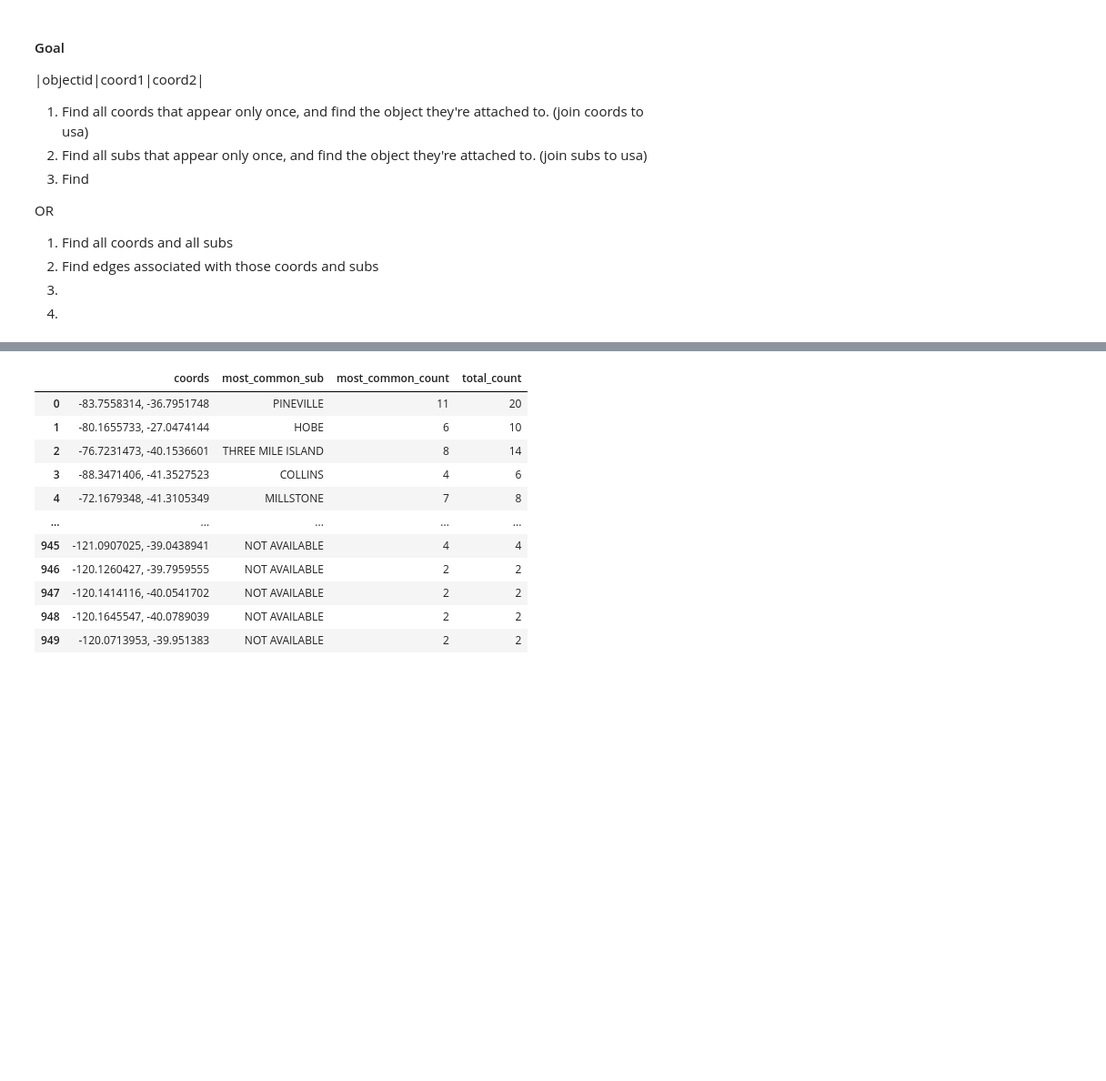
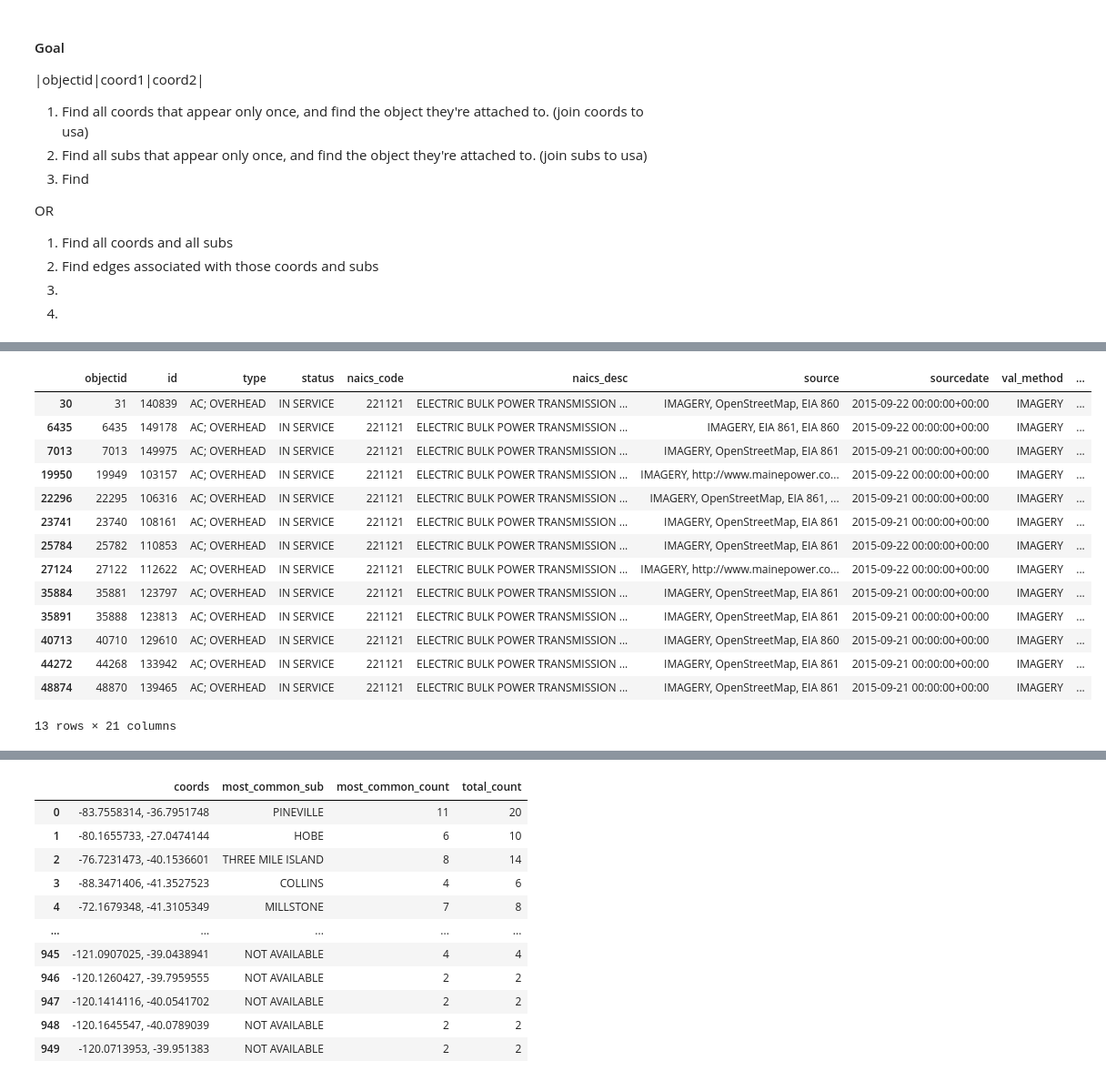
Before and after one commit to Ker-ple/electric_grid, a Jupyter notebook: EDA/grids.ipynb, the cells around one changed output, grey strips where cells are left out. Shown at 91% size. Cells and saved outputs as stored; diff of their text form; code cells hidden in the pictures; blank space fills up the shorter version.

```diff
--- a/EDA/grids.ipynb
+++ b/EDA/grids.ipynb
@@ -386,0 +812,18 @@ with duckdb.connect('transmission.db') as con:
+# %%
+filter_coords(usa, '-70.2036873, -43.9316499')
+# %% [output]
+|  | objectid | id | type | status | naics_code | naics_desc | source | sourcedate | val_method | ... |
+| 30 | 31 | 140839 | AC; OVERHEAD | IN SERVICE | 221121 | ELECTRIC BULK POWER TRANSMISSION ... | IMAGERY, OpenStreetMap, EIA 860 | 2015-09-22 00:00:00+00:00 | IMAGERY | ... |
+| 6435 | 6435 | 149178 | AC; OVERHEAD | IN SERVICE | 221121 | ELECTRIC BULK POWER TRANSMISSION ... | IMAGERY, EIA 861, EIA 860 | 2015-09-22 00:00:00+00:00 | IMAGERY | ... |
+| 7013 | 7013 | 149975 | AC; OVERHEAD | IN SERVICE | 221121 | ELECTRIC BULK POWER TRANSMISSION ... | IMAGERY, OpenStreetMap, EIA 861 | 2015-09-21 00:00:00+00:00 | IMAGERY | ... |
+| 19950 | 19949 | 103157 | AC; OVERHEAD | IN SERVICE | 221121 | ELECTRIC BULK POWER TRANSMISSION ... | IMAGERY, http://www.mainepower.co... | 2015-09-22 00:00:00+00:00 | IMAGERY | ... |
+| 22296 | 22295 | 106316 | AC; OVERHEAD | IN SERVICE | 221121 | ELECTRIC BULK POWER TRANSMISSION ... | IMAGERY, OpenStreetMap, EIA 861, ... | 2015-09-21 00:00:00+00:00 | IMAGERY | ... |
+| 23741 | 23740 | 108161 | AC; OVERHEAD | IN SERVICE | 221121 | ELECTRIC BULK POWER TRANSMISSION ... | IMAGERY, OpenStreetMap, EIA 861 | 2015-09-21 00:00:00+00:00 | IMAGERY | ... |
+| 25784 | 25782 | 110853 | AC; OVERHEAD | IN SERVICE | 221121 | ELECTRIC BULK POWER TRANSMISSION ... | IMAGERY, OpenStreetMap, EIA 861 | 2015-09-22 00:00:00+00:00 | IMAGERY | ... |
+| 27124 | 27122 | 112622 | AC; OVERHEAD | IN SERVICE | 221121 | ELECTRIC BULK POWER TRANSMISSION ... | IMAGERY, http://www.mainepower.co... | 2015-09-22 00:00:00+00:00 | IMAGERY | ... |
+| 35884 | 35881 | 123797 | AC; OVERHEAD | IN SERVICE | 221121 | ELECTRIC BULK POWER TRANSMISSION ... | IMAGERY, OpenStreetMap, EIA 861 | 2015-09-21 00:00:00+00:00 | IMAGERY | ... |
+| 35891 | 35888 | 123813 | AC; OVERHEAD | IN SERVICE | 221121 | ELECTRIC BULK POWER TRANSMISSION ... | IMAGERY, OpenStreetMap, EIA 861 | 2015-09-21 00:00:00+00:00 | IMAGERY | ... |
+| 40713 | 40710 | 129610 | AC; OVERHEAD | IN SERVICE | 221121 | ELECTRIC BULK POWER TRANSMISSION ... | IMAGERY, OpenStreetMap, EIA 860 | 2015-09-21 00:00:00+00:00 | IMAGERY | ... |
+| 44272 | 44268 | 133942 | AC; OVERHEAD | IN SERVICE | 221121 | ELECTRIC BULK POWER TRANSMISSION ... | IMAGERY, OpenStreetMap, EIA 861 | 2015-09-21 00:00:00+00:00 | IMAGERY | ... |
+| 48874 | 48870 | 139465 | AC; OVERHEAD | IN SERVICE | 221121 | ELECTRIC BULK POWER TRANSMISSION ... | IMAGERY, OpenStreetMap, EIA 861 | 2015-09-21 00:00:00+00:00 | IMAGERY | ... |
+13 rows × 21 columns
```
Also changed, not shown: parts of 60 cells of this notebook.
